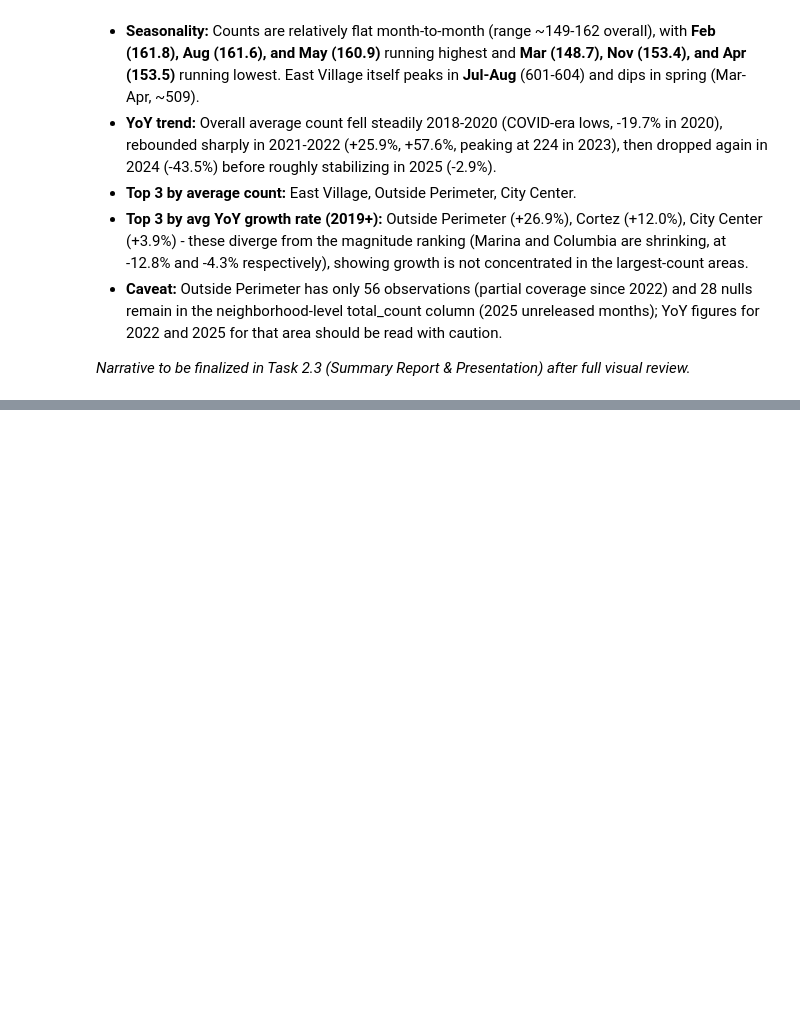
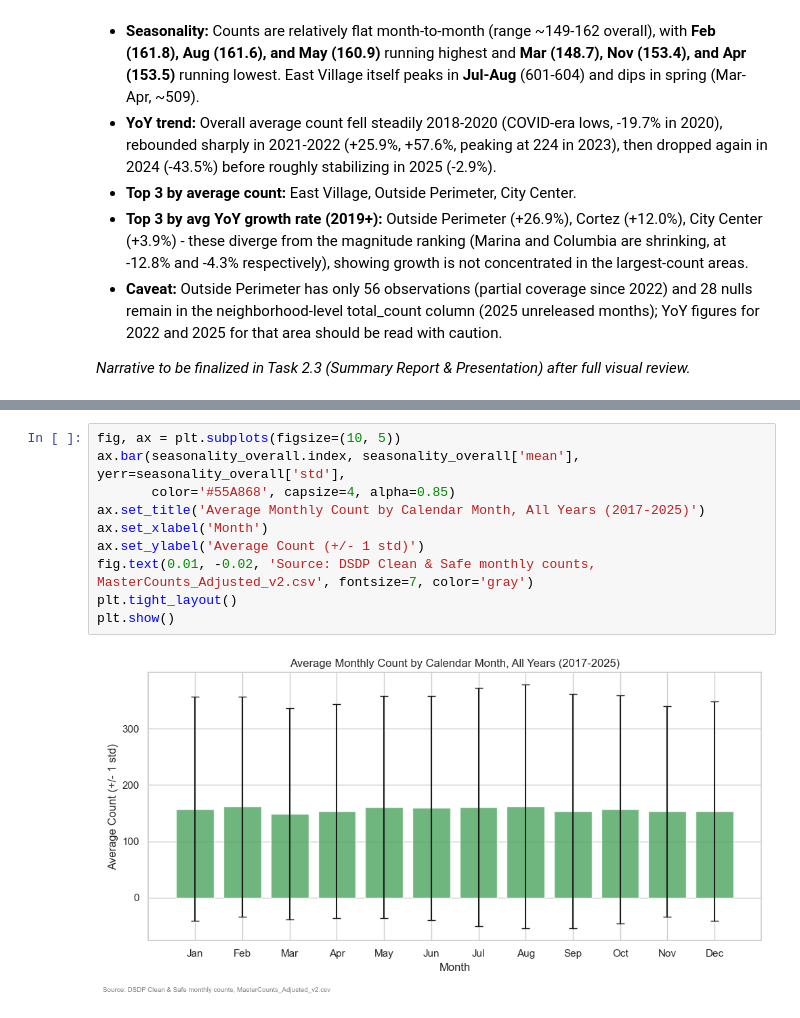
Before and after one commit to CapMorningStar/Downtown-Homeless-Analysis, a Jupyter notebook: EDA_DowntownCounts.ipynb, the cells around one changed output, grey strips where cells are left out. Cells and saved outputs as stored; diff of their text form; blank space fills up the shorter version.

```diff
--- a/EDA_DowntownCounts.ipynb
+++ b/EDA_DowntownCounts.ipynb
@@ -336,0 +386,12 @@ plt.show()
+# %%
+fig, ax = plt.subplots(figsize=(10, 5))
+ax.bar(seasonality_overall.index, seasonality_overall['mean'], yerr=seasonality_overall['std'],
+       color='#55A868', capsize=4, alpha=0.85)
+ax.set_title('Average Monthly Count by Calendar Month, All Years (2017-2025)')
+ax.set_xlabel('Month')
+ax.set_ylabel('Average Count (+/- 1 std)')
+fig.text(0.01, -0.02, 'Source: DSDP Clean & Safe monthly counts, MasterCounts_Adjusted_v2.csv', fontsize=7, color='gray')
+plt.tight_layout()
+plt.show()
+# %% [output]
+[figure, added]
```
Also changed, not shown: parts of 32 cells of this notebook, 2 other files.
